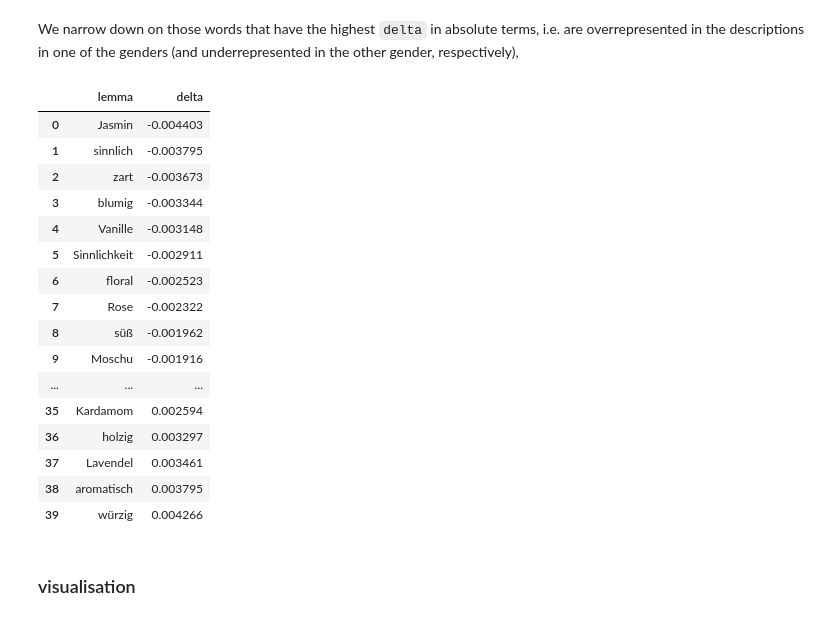
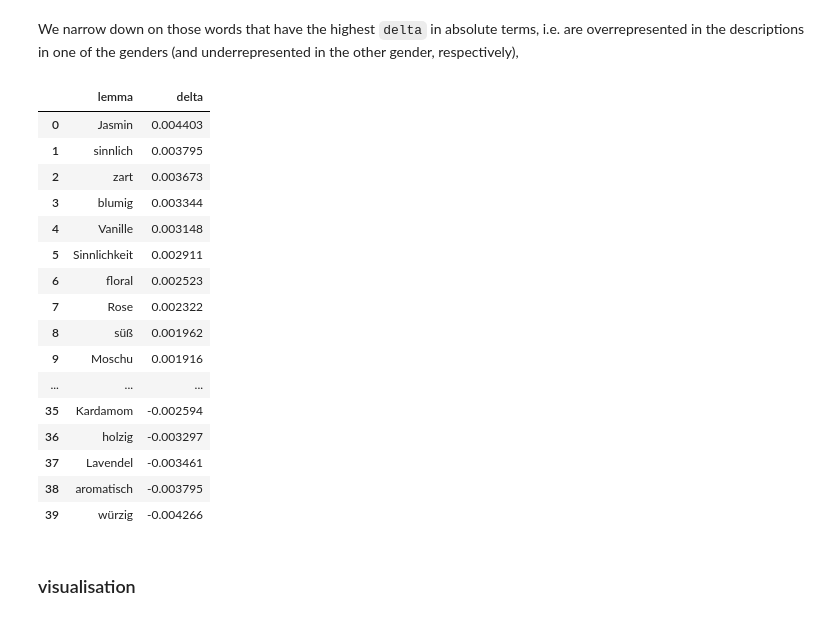
Before and after one commit to colinvn/perfumes-by-gender, a Jupyter notebook: perfumes.ipynb, the cells around one changed output. Cells and saved outputs as stored; diff of their text form; code cells hidden in the pictures.

```diff
--- a/perfumes.ipynb
+++ b/perfumes.ipynb
@@ -478,7 +478,7 @@ dtm_women
 # %% [markdown]
 We can now compare which words are more frequently occurring in women's vs. men's fragrances, see the `delta`.
 # %%
-dtm = pd.merge(dtm_men, dtm_women, on='lemma', how='outer', suffixes=('_men', '_women')).fillna(0)
-dtm["delta"] = dtm.relative_men - dtm.relative_women
+dtm = pd.merge(dtm_women, dtm_men, on='lemma', how='outer', suffixes=('_women', '_men')).fillna(0)
+dtm["delta"] = dtm.relative_women - dtm.relative_men
 dtm.sort_values("delta")
 # %% [output]
@@ -502,35 +502,35 @@ We narrow down on those words that have the highest `delta` in absolute terms, i
 # %%
 # create a new df from those words that are most over-/underrepresented in either text
 words_genders = ["Frau", "Mann", "Woman", "Men", "weiblich", "männlich", "feminin", "maskulin", "Weiblichkeit", "Männlichkeit", "Damenduft", "Herrenduft"] # excluded direct gender-references
 words_terminology = ["Parfum", "Eau", "de", "Toilette", "After", "Shave"] # account for different terminologies between female and male fragrances
 words_brands = ["Betty", "Barclay", "Christina", "for"] # frequent words stemming for specific brand or product names
 more_exclusions = words_genders + words_terminology + words_brands
 counter = 20 # how many words for each gender?
-dtm_mask = dtm[["lemma", "delta"]].query("lemma not in @more_exclusions").sort_values("delta")
+dtm_mask = dtm[["lemma", "delta"]].query("lemma not in @more_exclusions").sort_values("delta", ascending=False)
 dtm_plot = pd.concat(
     [dtm_mask[:counter],
      dtm_mask[-counter:]],
      ignore_index=True
 )
 dtm_plot
 # %% [output]
 |  | lemma | delta |
-| 0 | Jasmin | -0.004403 |
-| 1 | sinnlich | -0.003795 |
-| 2 | zart | -0.003673 |
-| 3 | blumig | -0.003344 |
-| 4 | Vanille | -0.003148 |
-| 5 | Sinnlichkeit | -0.002911 |
-| 6 | floral | -0.002523 |
-| 7 | Rose | -0.002322 |
-| 8 | süß | -0.001962 |
-| 9 | Moschu | -0.001916 |
+| 0 | Jasmin | 0.004403 |
+| 1 | sinnlich | 0.003795 |
+| 2 | zart | 0.003673 |
+| 3 | blumig | 0.003344 |
+| 4 | Vanille | 0.003148 |
+| 5 | Sinnlichkeit | 0.002911 |
+| 6 | floral | 0.002523 |
+| 7 | Rose | 0.002322 |
+| 8 | süß | 0.001962 |
+| 9 | Moschu | 0.001916 |
 | ... | ... | ... |
-| 35 | Kardamom | 0.002594 |
-| 36 | holzig | 0.003297 |
-| 37 | Lavendel | 0.003461 |
-| 38 | aromatisch | 0.003795 |
-| 39 | würzig | 0.004266 |
+| 35 | Kardamom | -0.002594 |
+| 36 | holzig | -0.003297 |
+| 37 | Lavendel | -0.003461 |
+| 38 | aromatisch | -0.003795 |
+| 39 | würzig | -0.004266 |
 # %% [markdown]
 ### visualisation
 # %% [markdown]
```
Also changed, not shown: parts of 2 cells of this notebook, 3 other files.
